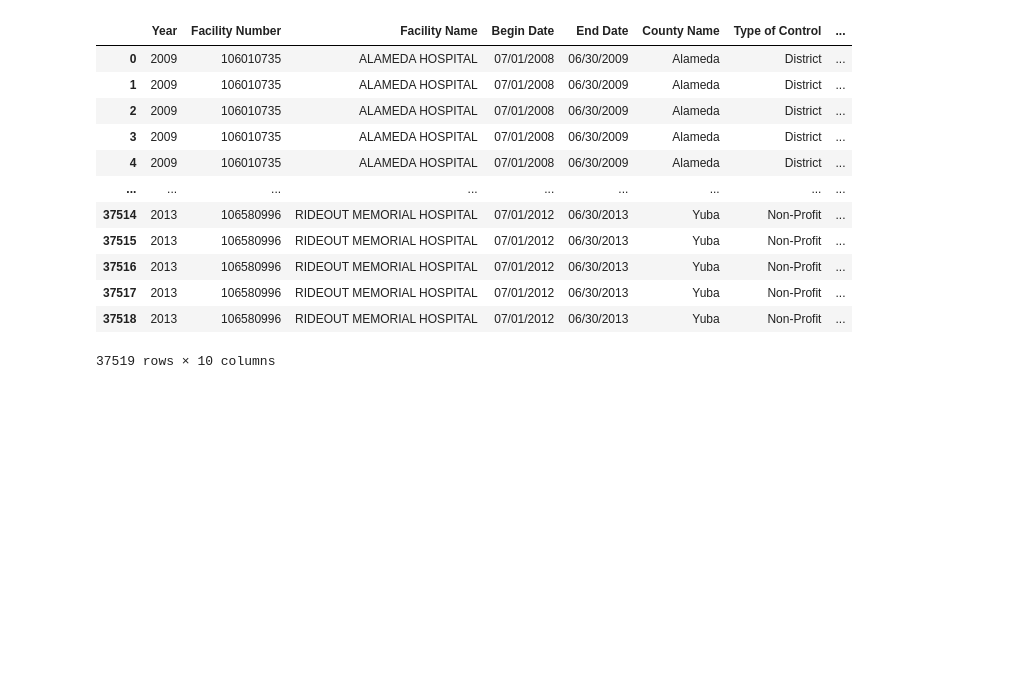
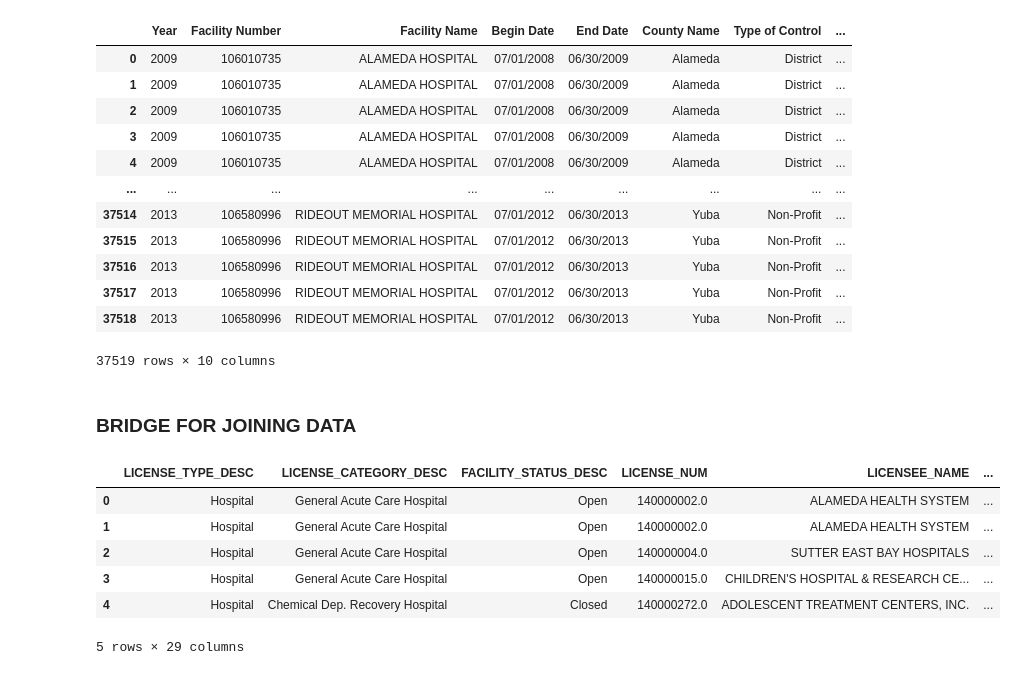
Before and after one commit to zsvorenova/ETL-project, a Jupyter notebook: Hospital staffing-data cleaning.ipynb, the cells around one changed output. Saved outputs shown, nothing was run; the diff lists cells and outputs as text; code cells hidden in the pictures; blank space fills up the shorter version.

```diff
--- a/Hospital staffing-data cleaning.ipynb
+++ b/Hospital staffing-data cleaning.ipynb
@@ -279,3 +269,5 @@ staffing_df
 | 37517 | 2013 | 106580996 | RIDEOUT MEMORIAL HOSPITAL | 07/01/2012 | 06/30/2013 | Yuba | Non-Profit | ... |
 | 37518 | 2013 | 106580996 | RIDEOUT MEMORIAL HOSPITAL | 07/01/2012 | 06/30/2013 | Yuba | Non-Profit | ... |
 37519 rows × 10 columns
+# %% [markdown]
+### BRIDGE FOR JOINING DATA
@@ -281,0 +278,10 @@ staffing_df
+# %%
+bridge_df.head()
+# %% [output]
+|  | LICENSE_TYPE_DESC | LICENSE_CATEGORY_DESC | FACILITY_STATUS_DESC | LICENSE_NUM | LICENSEE_NAME | ... |
+| 0 | Hospital | General Acute Care Hospital | Open | 140000002.0 | ALAMEDA HEALTH SYSTEM | ... |
+| 1 | Hospital | General Acute Care Hospital | Open | 140000002.0 | ALAMEDA HEALTH SYSTEM | ... |
+| 2 | Hospital | General Acute Care Hospital | Open | 140000004.0 | SUTTER EAST BAY HOSPITALS | ... |
+| 3 | Hospital | General Acute Care Hospital | Open | 140000015.0 | CHILDREN'S HOSPITAL & RESEARCH CE... | ... |
+| 4 | Hospital | Chemical Dep. Recovery Hospital | Closed | 140000272.0 | ADOLESCENT TREATMENT CENTERS, INC. | ... |
+5 rows × 29 columns
```
Also changed, not shown: parts of 14 cells of this notebook, 3 other files.
